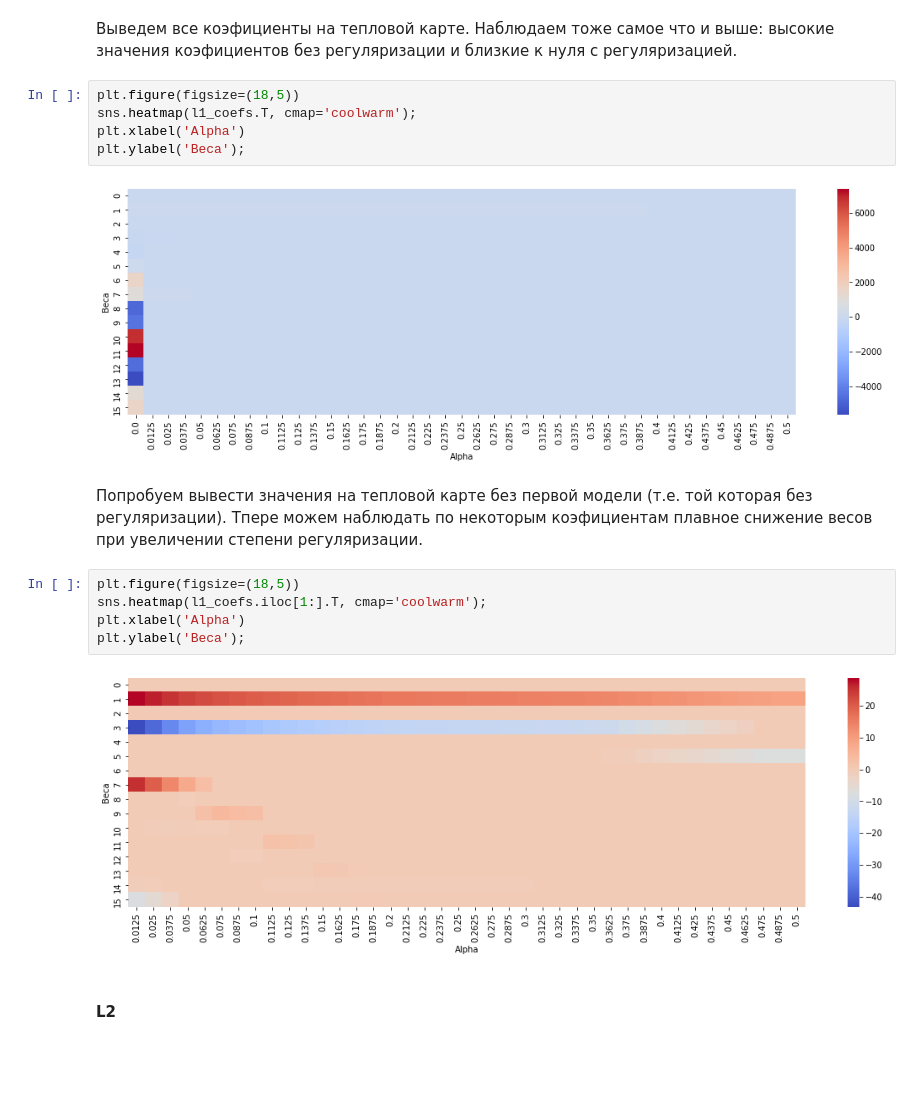
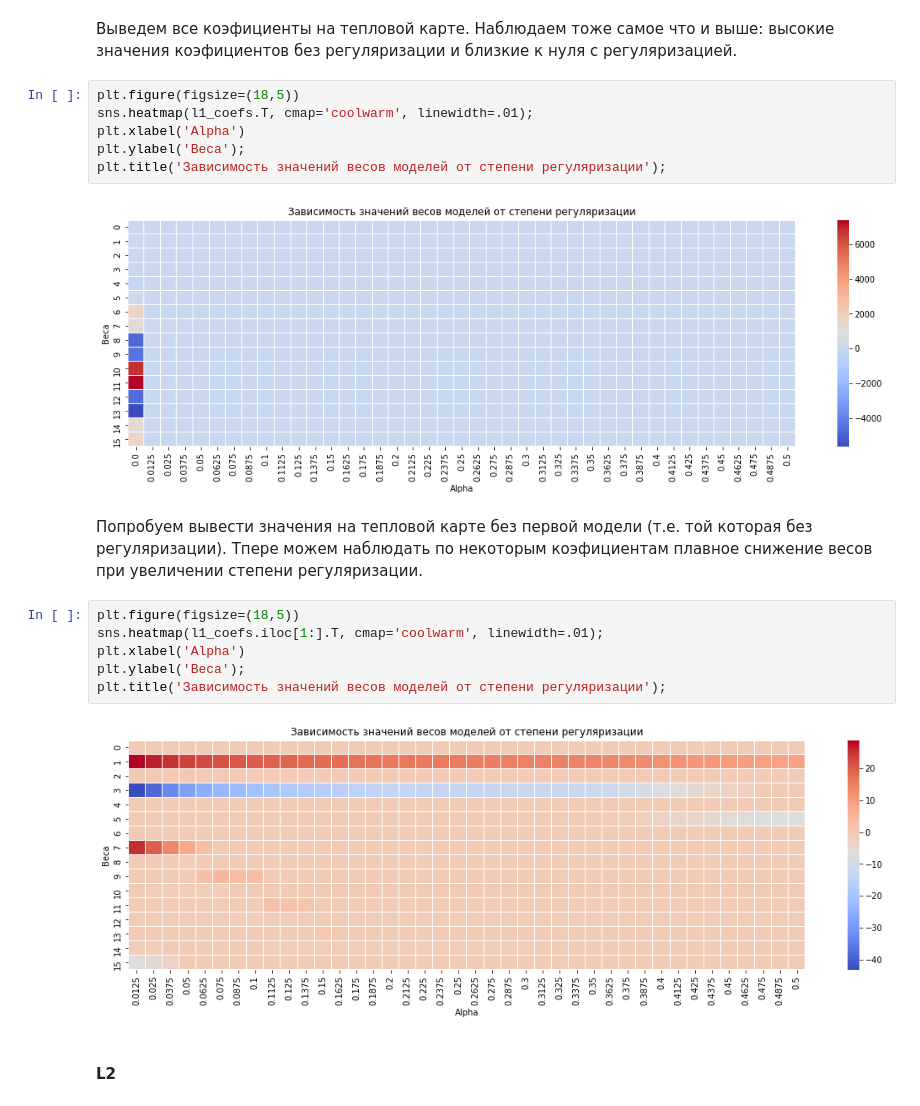
Before and after one commit to slivka83/share, a Jupyter notebook: overfitting_regularization.ipynb, the cells around one changed output. Cells and saved outputs as stored; diff of their text form; blank space fills up the shorter version.

```diff
--- a/overfitting_regularization.ipynb
+++ b/overfitting_regularization.ipynb
@@ -363,21 +375,23 @@ l1_coefs.head()
 Наблюдаем тоже самое что и выше: высокие значения коэфициентов без регуляризации и близкие к нуля с регуляризацией.
 # %%
 plt.figure(figsize=(18,5))
-sns.heatmap(l1_coefs.T, cmap='coolwarm');
+sns.heatmap(l1_coefs.T, cmap='coolwarm', linewidth=.01);
 plt.xlabel('Alpha')
 plt.ylabel('Веса');
+plt.title('Зависимость значений весов моделей от степени регуляризации');
 # %% [output]
-[figure, old version]
+[figure, new version]
 # %% [markdown]
 Попробуем вывести значения на тепловой карте без первой модели (т.е. той которая без регуляризации).
 Тпере можем наблюдать по некоторым коэфициентам плавное снижение весов при увеличении степени регуляризации.
 # %%
 plt.figure(figsize=(18,5))
-sns.heatmap(l1_coefs.iloc[1:].T, cmap='coolwarm');
+sns.heatmap(l1_coefs.iloc[1:].T, cmap='coolwarm', linewidth=.01);
 plt.xlabel('Alpha')
 plt.ylabel('Веса');
+plt.title('Зависимость значений весов моделей от степени регуляризации');
 # %% [output]
-[figure, old version]
+[figure, new version]
 # %% [markdown]
 #### L2
 # %%
```
Also changed, not shown: parts of 6 cells of this notebook.
